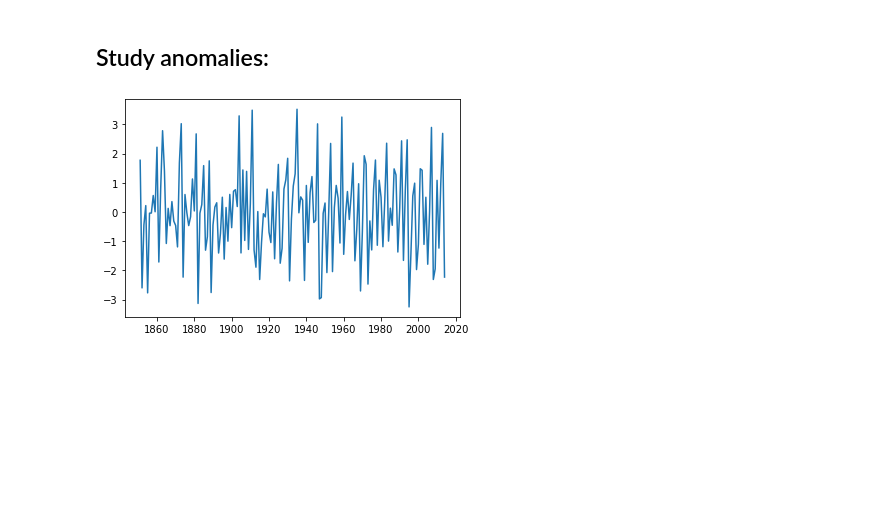
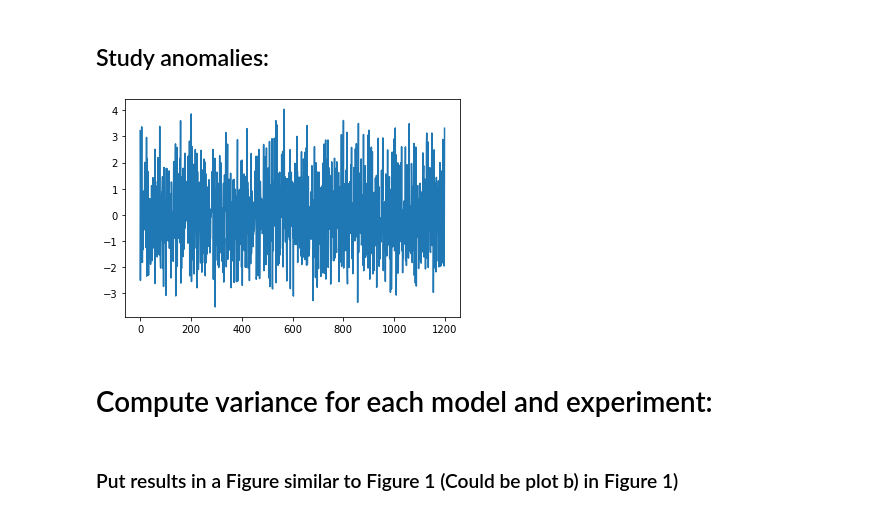
Before and after one commit to Hegebf/enso_paper, a Jupyter notebook: notebooks/single_member_analyses.ipynb, the cells around one changed output. Drawn from its saved outputs; the diff is of its cells as text; code cells hidden in the pictures; blank space fills up the shorter version.

```diff
--- a/notebooks/single_member_analyses.ipynb
+++ b/notebooks/single_member_analyses.ipynb
@@ -124,11 +124,15 @@ for model in models:
     for t in range(len(hist_years)):
         hist_trends_mean[t] = np.mean([hist_trends[exp][t] for exp in hist_trends.keys()])
 
+    # compute also trend for historical separately, for comparison:
+    spl = LSQUnivariateSpline(hist_years, hist_data, [internal_knots[0]])
+    ax.plot(hist_years, spl(hist_years), 'black', lw=2)
+
     # save historical anomaly in dictionary
     anomalies[model]['historical'] = hist_data - hist_trends_mean
 
     ax.plot(hist_years, hist_data, color = 'gray', label = 'historical')
-    ax.plot(hist_years, hist_trends_mean, color = 'black');
+    ax.plot(hist_years, hist_trends_mean, color = 'black', lw=3);
     ax.set_title(model, fontsize = 14)
     ax.tick_params(axis='both',labelsize=14)
     ax.legend(loc=(1.02,0.5), fontsize = 14);
@@ -146,0 +153,7 @@ for model in models:
+# %%
+exp = 'piControl'
+for model in models:
+    control_data = data_dict[model][exp]
+    p = np.polyfit(np.arange(len(control_data)), control_data, deg = 1)
+    trend = np.polyval(p,np.arange(len(control_data)))
+    anomalies[model][exp] = control_data - trend
@@ -147,6 +190,10 @@ for model in models:
 # %% [markdown]
 ## Study anomalies:
 # %%
-plt.plot(hist_years, anomalies['CESM2']['historical']);
+plt.plot(anomalies['CESM2']['piControl']);
 # %% [output]
-[figure, old version]
+[figure, new version]
+# %% [markdown]
+# Compute variance for each model and experiment:
+# %% [markdown]
+### Put results in a Figure similar to Figure 1 (Could be plot b) in Figure 1)
```
Also changed, not shown: parts of 9 cells of this notebook, 3 other files.
